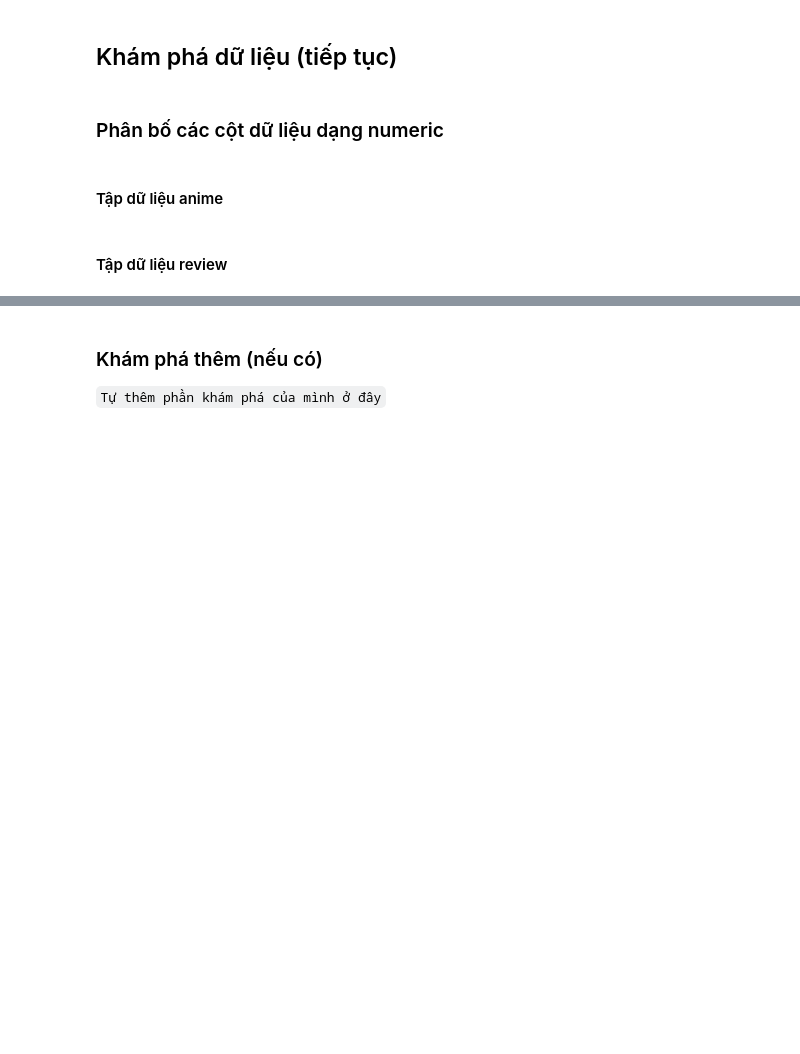
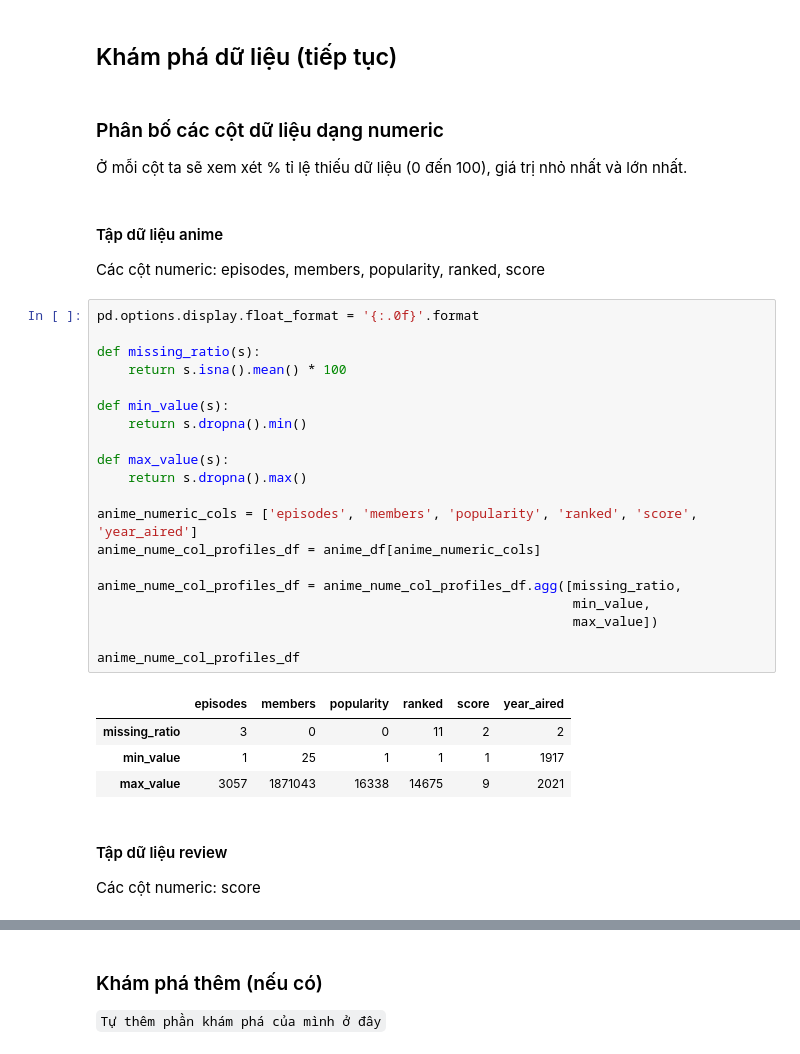
Before and after one commit to phineasla-hcmus/3.1-DS-Final, a Jupyter notebook: P4DS_FinalProject.ipynb, the cells around one changed output, grey strips where cells are left out. Drawn from its saved outputs; the diff is of its cells as text; blank space fills up the shorter version.

```diff
--- a/P4DS_FinalProject.ipynb
+++ b/P4DS_FinalProject.ipynb
@@ -443,7 +444,38 @@ anime_df
 ## Khám phá dữ liệu (tiếp tục)
 # %% [markdown]
 ### Phân bố các cột dữ liệu dạng numeric
+
+Ở mỗi cột ta sẽ xem xét % tỉ lệ thiếu dữ liệu (0 đến 100), giá trị nhỏ nhất và lớn nhất.
 # %% [markdown]
 #### Tập dữ liệu anime
+
+Các cột numeric: episodes, members, popularity, ranked, score
+# %%
+pd.options.display.float_format = '{:.0f}'.format
+
+def missing_ratio(s):
+    return s.isna().mean() * 100
+
+def min_value(s):
+    return s.dropna().min()
+
+def max_value(s):
+    return s.dropna().max()
+
+anime_numeric_cols = ['episodes', 'members', 'popularity', 'ranked', 'score', 'year_aired']
+anime_nume_col_profiles_df = anime_df[anime_numeric_cols]
+
+anime_nume_col_profiles_df = anime_nume_col_profiles_df.agg([missing_ratio,
+                                                             min_value,
+                                                             max_value])
+
+anime_nume_col_profiles_df
+# %% [output]
+|  | episodes | members | popularity | ranked | score | year_aired |
+| missing_ratio | 3 | 0 | 0 | 11 | 2 | 2 |
+| min_value | 1 | 25 | 1 | 1 | 1 | 1917 |
+| max_value | 3057 | 1871043 | 16338 | 14675 | 9 | 2021 |
 # %% [markdown]
 #### Tập dữ liệu review
+
+Các cột numeric: score
```
Also changed, not shown: parts of 35 cells of this notebook.
